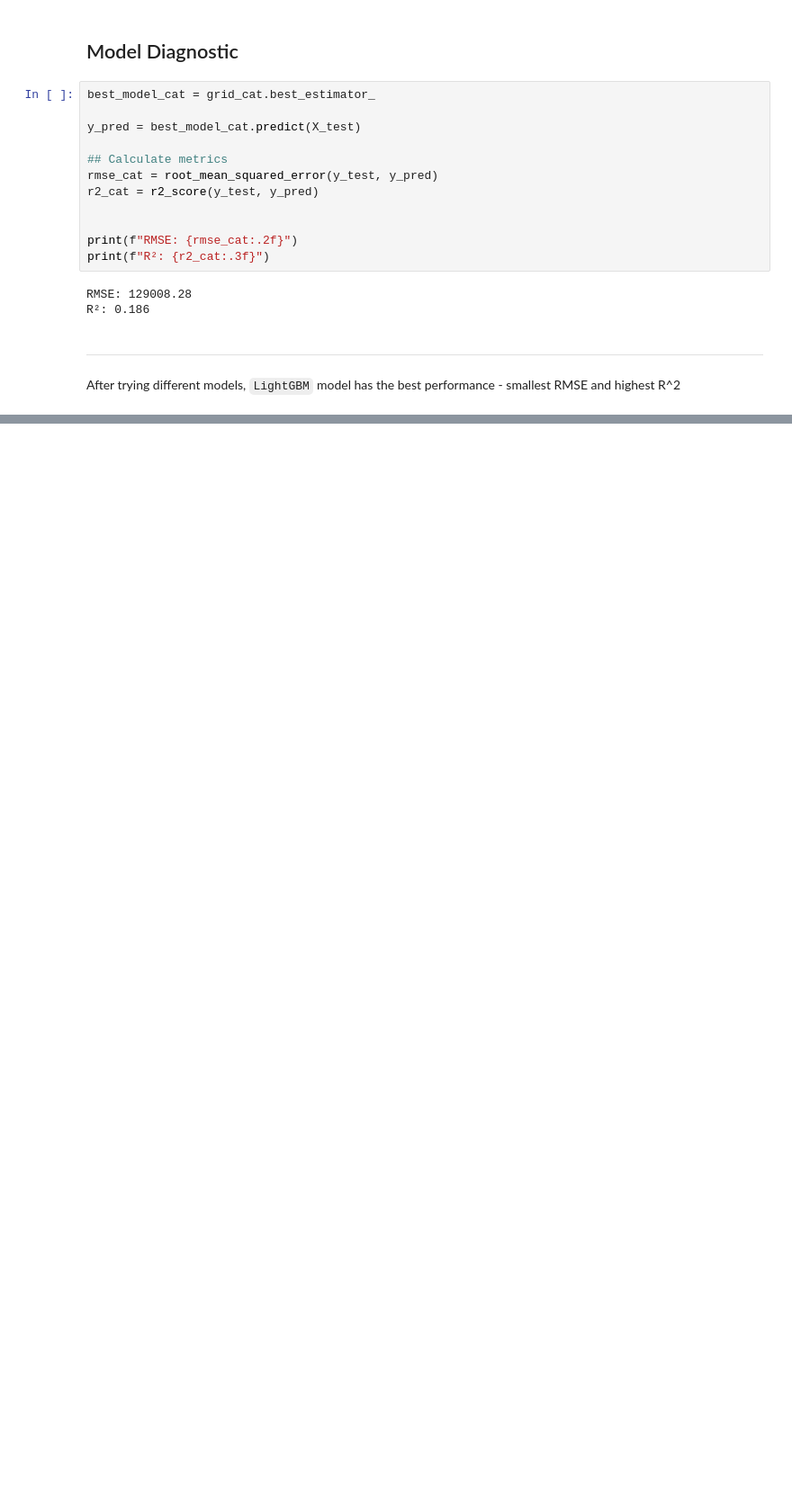
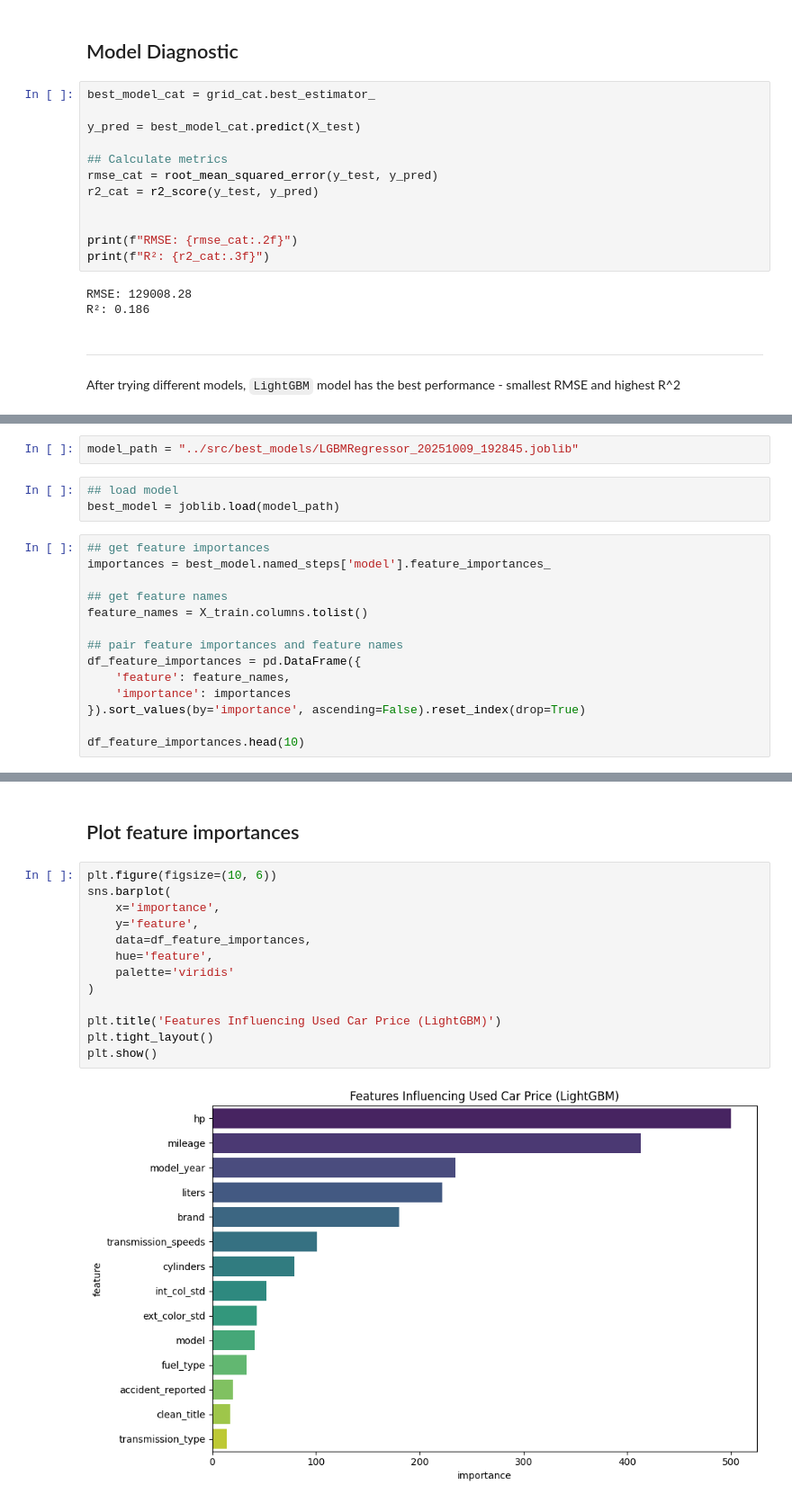
Before and after one commit to DigimonFrankie/Projects, a Jupyter notebook: Used Car Price Prediction: Predictive Modeling with Real-World Data/machine learning/tree_based_models.ipynb, the cells around one changed output, grey strips where cells are left out. Shown at 90% size. Drawn from its saved outputs; the diff is of its cells as text; blank space fills up the shorter version.

Commit message:
Adding feature importance and shap for model interpretation

```diff
--- a/Used Car Price Prediction: Predictive Modeling with Real-World Data/machine learning/tree_based_models.ipynb
+++ b/Used Car Price Prediction: Predictive Modeling with Real-World Data/machine learning/tree_based_models.ipynb
@@ -499,0 +492,19 @@ After trying different models, `LightGBM` model has the best performance - small
+# %%
+model_path = "../src/best_models/LGBMRegressor_20251009_192845.joblib"
+# %%
+## load model
+best_model = joblib.load(model_path)
+# %%
+## get feature importances
+importances = best_model.named_steps['model'].feature_importances_
+
+## get feature names
+feature_names = X_train.columns.tolist()
+
+## pair feature importances and feature names
+df_feature_importances = pd.DataFrame({
+    'feature': feature_names,
+    'importance': importances
+}).sort_values(by='importance', ascending=False).reset_index(drop=True)
+
+df_feature_importances.head(10)
@@ -499,0 +523,17 @@ After trying different models, `LightGBM` model has the best performance - small
+# %% [markdown]
+## Plot feature importances
+# %%
+plt.figure(figsize=(10, 6))
+sns.barplot(
+    x='importance',
+    y='feature',
+    data=df_feature_importances,
+    hue='feature',
+    palette='viridis'
+)
+
+plt.title('Features Influencing Used Car Price (LightGBM)')
+plt.tight_layout()
+plt.show()
+# %% [output]
+[figure, added]
```
Also changed, not shown: parts of 12 cells of this notebook.
